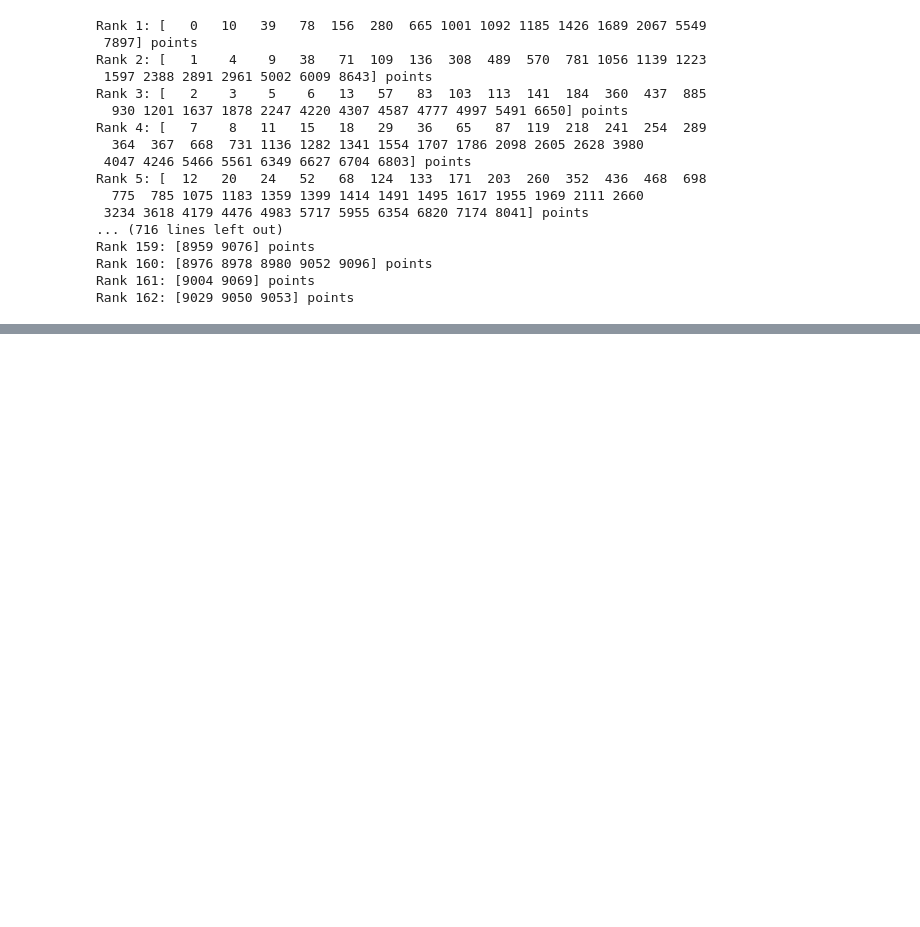
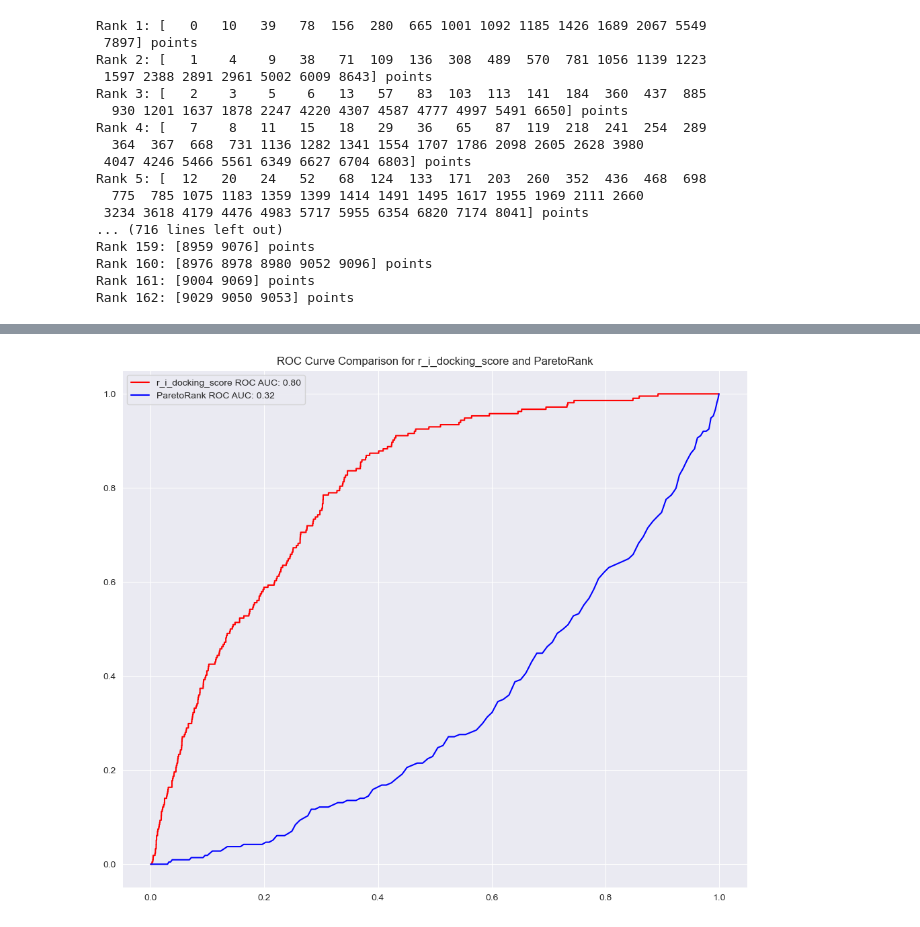
Before and after one commit to DKchemistry/chembl, a Jupyter notebook: GPCR-Bench-master/gpcr_papermill.ipynb, the cells around one changed output, grey strips where cells are left out. Cells and saved outputs as stored; diff of their text form; code cells hidden in the pictures; blank space fills up the shorter version.

```diff
--- a/GPCR-Bench-master/gpcr_papermill.ipynb
+++ b/GPCR-Bench-master/gpcr_papermill.ipynb
@@ -1860,0 +1977,32 @@ df_copy
+# %%
+def plot_pareto_rank_roc(df, ax=None):
+  # Baseline scores
+  y_scores_baseline = -df['r_i_docking_score']
+  fpr_baseline, tpr_baseline, _ = roc_curve(df["Activity"], y_scores_baseline)
+  roc_auc_baseline = auc(fpr_baseline, tpr_baseline)
+  ax.plot(
+    fpr_baseline,
+    tpr_baseline,
+    label=f"r_i_docking_score ROC AUC: {roc_auc_baseline:.2f}",
+    color="red",
+  )
+
+  # New scores
+  y_scores_new = df['ParetoRank']
+  fpr_new, tpr_new, _ = roc_curve(df["Activity"], y_scores_new)
+  roc_auc_new = auc(fpr_new, tpr_new)
+  ax.plot(
+    fpr_new,
+    tpr_new,
+    label=f"ParetoRank ROC AUC: {roc_auc_new:.2f}",
+    color="blue",
+  )
+
+  ax.legend()
+  ax.set_title(f"ROC Curve Comparison for r_i_docking_score and ParetoRank")
+
+fig, ax = plt.subplots(figsize=(12, 10))
+plot_pareto_rank_roc(df_copy, ax=ax)
+plt.show()
+# %% [output]
+[figure, added]
```
Also changed, not shown: parts of 15 cells of this notebook.
